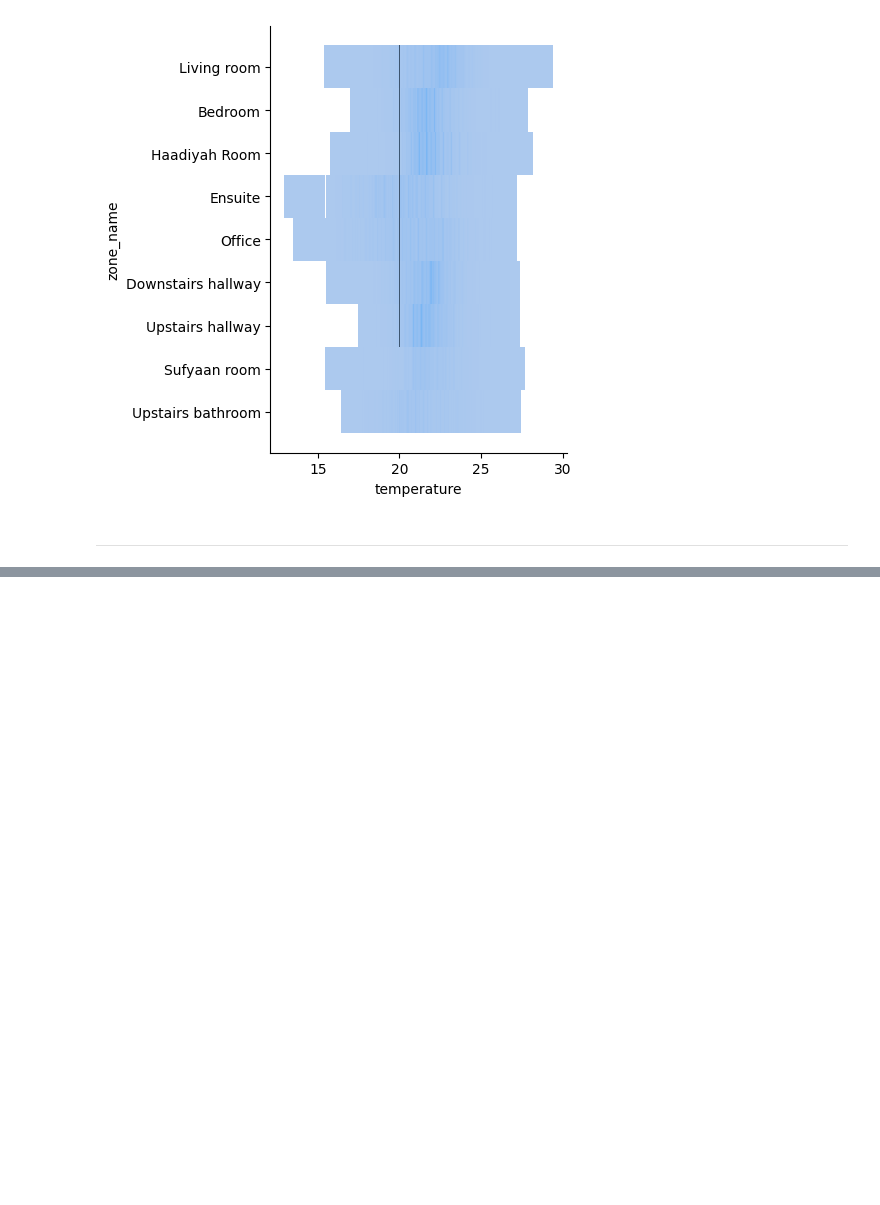
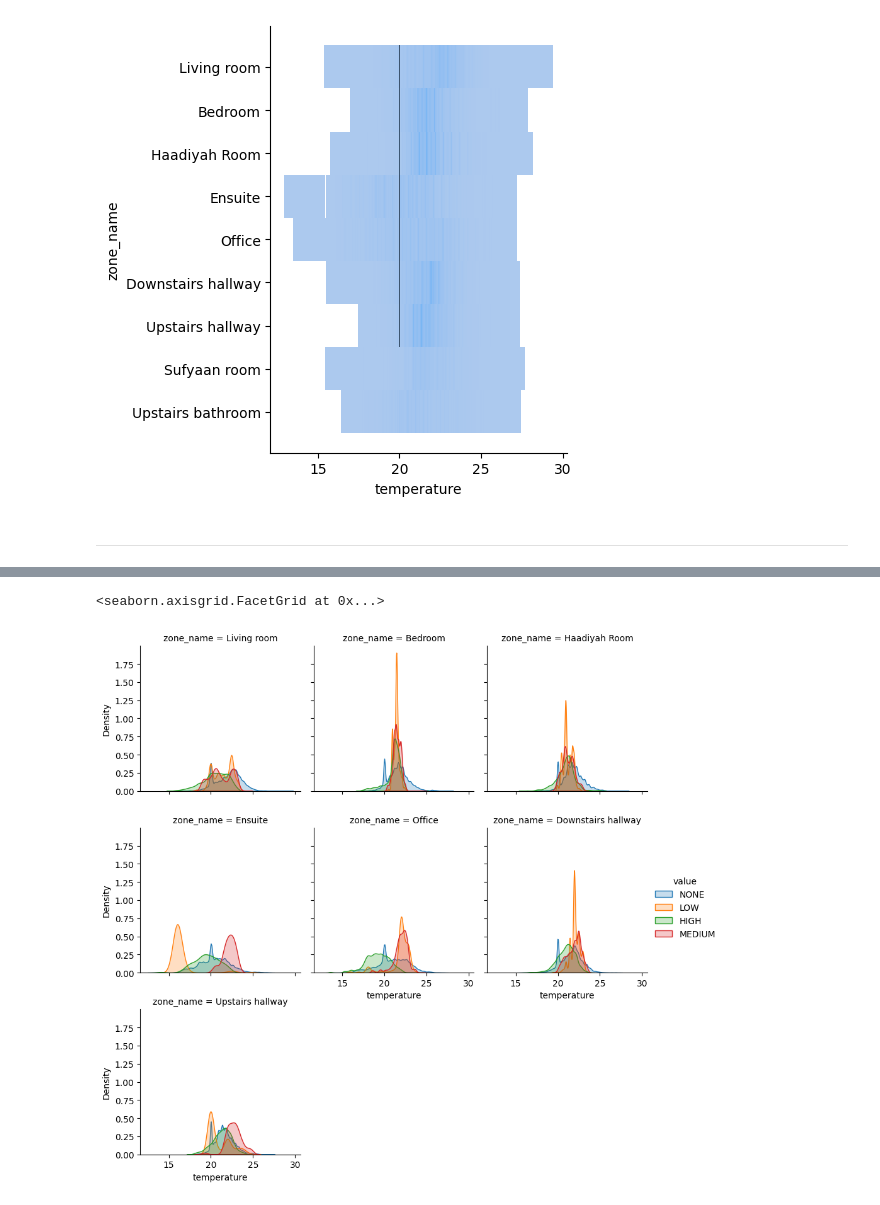
Before and after one commit to adin786/house_climate, a Jupyter notebook: notebooks/03-exploration.ipynb, the cells around one changed output, grey strips where cells are left out. Drawn from its saved outputs; the diff is of its cells as text; code cells hidden in the pictures; blank space fills up the shorter version.

```diff
--- a/notebooks/03-exploration.ipynb
+++ b/notebooks/03-exploration.ipynb
@@ -56,0 +78,3 @@ memory usage: 431.9+ MB
+# %%
+zone_name_lookup = json.loads(ZONE_METADATA_PATH.read_text())
+zone_name_lookup
@@ -107,0 +216,18 @@ sns.displot(data=postprocessed, x='temperature', y='zone_name')
+# %%
+# Faceted kdeplot of temp vs zone name and coloured by heating value
+g = sns.FacetGrid(
+    data=(
+        postprocessed
+        .assign(zone_name=lambda x: x.zone_id.astype(str).map(zone_name_lookup.get))
+        .query('zone_id != 16 and zone_id != 17')
+        # .sample(1000)
+    ),
+    col="zone_name",
+    col_wrap=3,
+    hue="value",
+)
+g.map_dataframe(sns.kdeplot, x="temperature", fill=True)
+g.add_legend()
+# %% [output]
+<seaborn.axisgrid.FacetGrid at 0x...>
+[figure, added]
```
Also changed, not shown: parts of 15 cells of this notebook, 5 other files.
